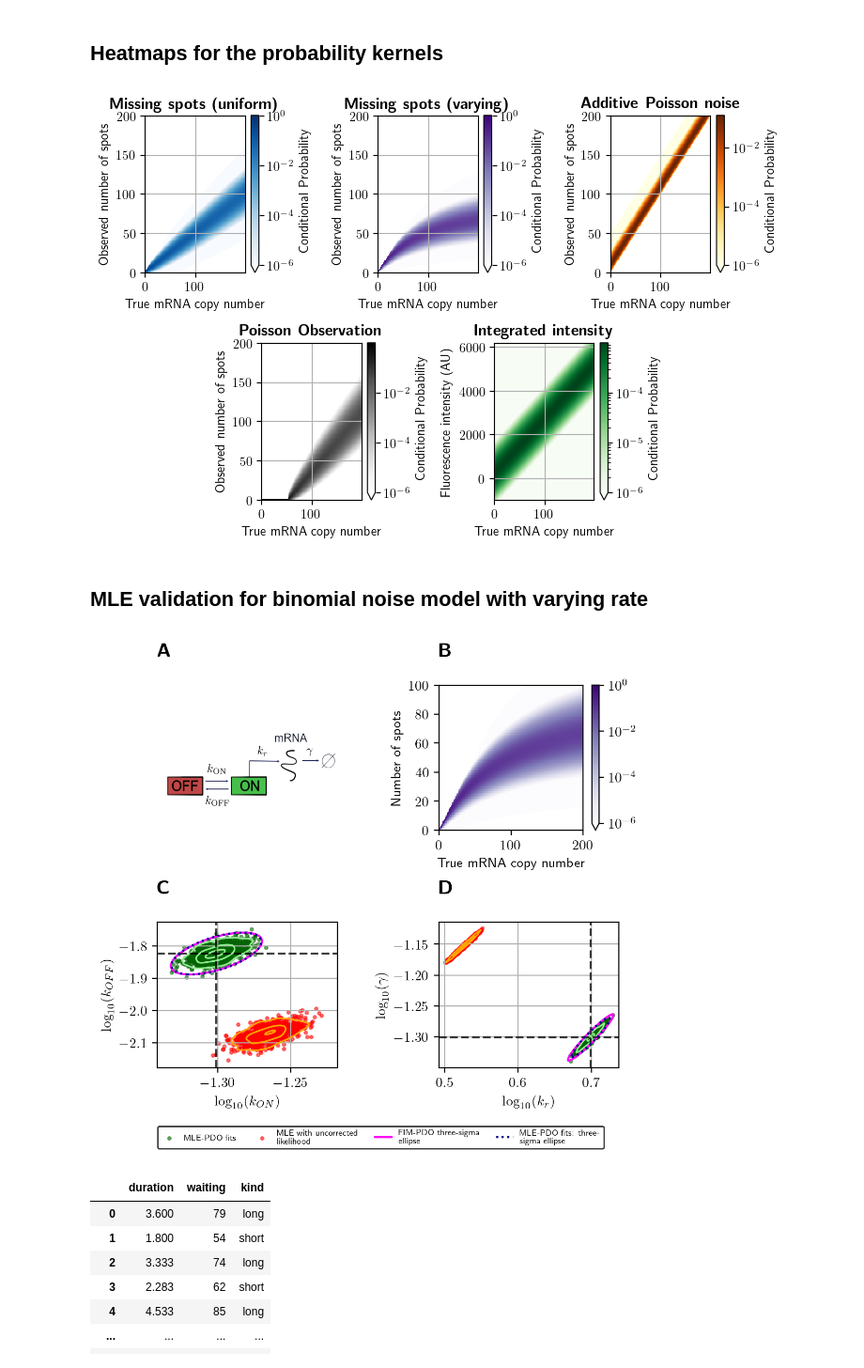
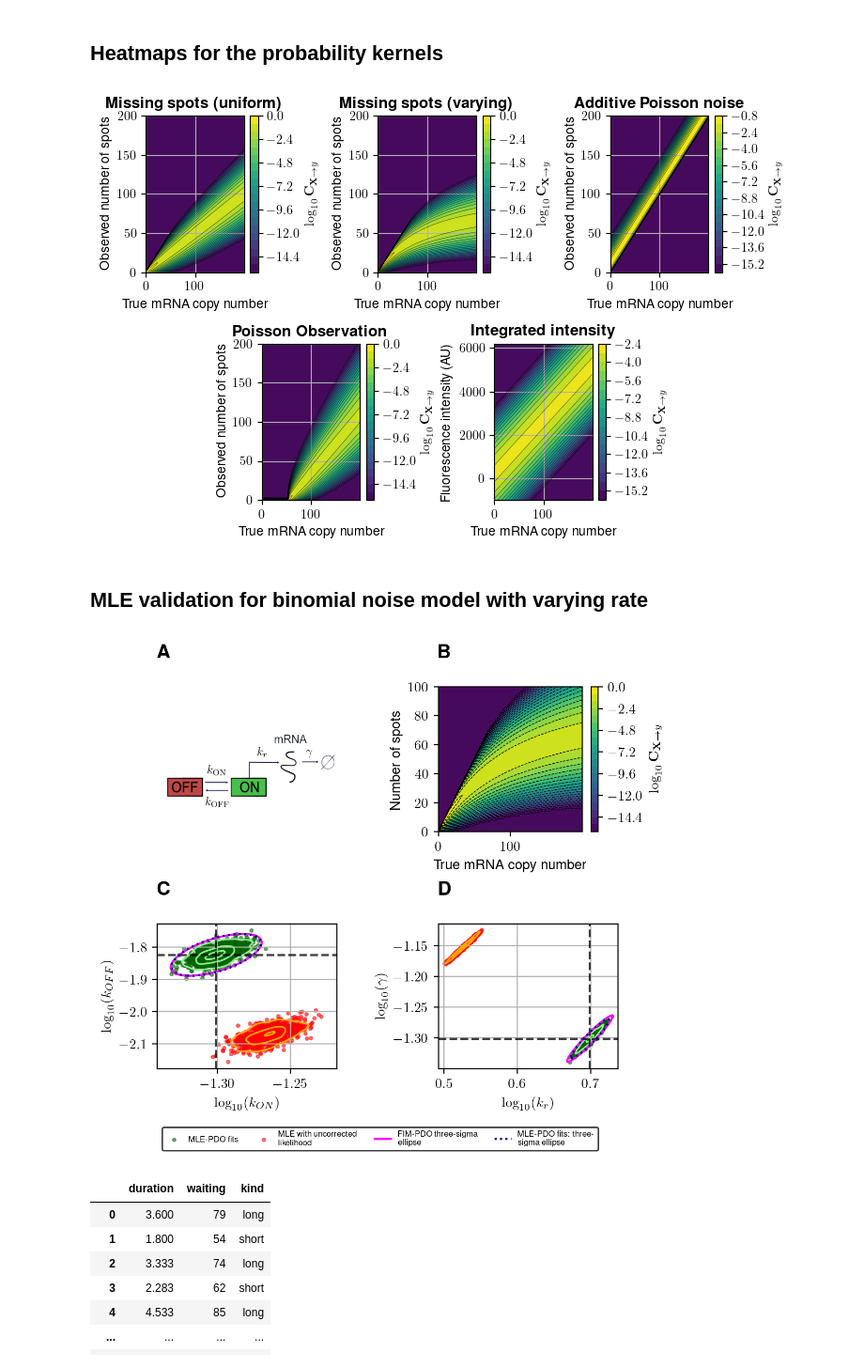
Before and after one commit to voduchuy/NoisyMeasurementFIM, a Jupyter notebook: bursting_gene/bursting_gene_plots.ipynb, the cells around one changed output. Shown at 94% size. Drawn from its saved outputs; the diff is of its cells as text; code cells hidden in the pictures.

Commit message:
Change plot settings.

```diff
--- a/bursting_gene/bursting_gene_plots.ipynb
+++ b/bursting_gene/bursting_gene_plots.ipynb
@@ -3,6 +3,7 @@ import sys
 sys.path.append("..")
 import numpy as np
 import numpy.linalg as LA
+import matplotlib
 import matplotlib.pyplot as plt
 from matplotlib.ticker import FormatStrFormatter
 from matplotlib import rc
@@ -11,6 +12,8 @@ import seaborn as sns
 from utils.my_plotting_lib import plotBarcodes, plotConfidenceEllipse, labelAxes
 from textwrap import fill
 rc('text', usetex=True)
+matplotlib.rcParams['font.sans-serif'] = "Helvetica"
+matplotlib.rcParams['font.family'] = "sans-serif"
 # %% [markdown]
 __Table of contents__
 1. [Distortion models based on basic statistical distributions](#statdist)
@@ -149,9 +152,11 @@ axs = list(fig.subplot_mosaic("""
 
 for i,s in enumerate(pdos.keys()):
     C = pdos[s][:, :200]
-    p = axs[i].pcolorfast(range(0,200), yranges[s], C, norm=Colors.LogNorm(vmin=1.0E-6),
-                         cmap=plt.cm.get_cmap(pdo_colors[i]))
-    fig.colorbar(p, ax=axs[i], orientation='vertical', extend='min', label=r"Conditional Probability")
+    p = axs[i].contourf(range(0, 200), yranges[s], np.log10(np.maximum(C, 1e-16)), levels=20)
+    axs[i].contour(range(0, 200), yranges[s], np.log10(np.maximum(C, 1e-16)), colors="k", levels=20, linestyles="solid", linewidths=0.25)
+    # p = axs[i].pcolorfast(range(0,200), yranges[s], C, norm=Colors.LogNorm(vmin=1.0E-6),
+    #                      cmap=plt.cm.get_cmap(pdo_colors[i]))
+    fig.colorbar(p, ax=axs[i], orientation='vertical', extend='min', label=r"$\log_{10}\mathbf{C}_{\mathbf{X}\rightarrow y}$")
 
 for j in range(0,4):
     axs[j].set_xlabel('True mRNA copy number')
@@ -168,9 +173,9 @@ models = ['Missing spots (uniform)',
 for j in range(len(models)):
     axs[j].set_title(rf'\textbf{{{models[j]}}}', ha='center')
     axs[j].grid()
-fig.savefig('figs/bursting_kernel_maps.png', bbox_inches='tight', dpi=200)
+fig.savefig('figs/bursting_kernel_maps.jpg', bbox_inches='tight', dpi=200)
 # %% [output]
-[figure, old version]
+[figure, new version]
 # %% [markdown]
 ## MLE validation for binomial noise model with varying rate
 # %%
@@ -196,9 +201,11 @@ axs[0].set_xticks([])
 axs[0].set_yticks([])
 
 C = pdos["binomial_state_dep"][:, :200]
-p = axs[1].pcolorfast(C, norm=Colors.LogNorm(vmin=1.0E-6),
-                         cmap=plt.cm.get_cmap(pdo_colors[1]))
-fig.colorbar(p, ax=axs[1], orientation='vertical', extend='min', label="")
+p = axs[1].contourf(np.log10(np.maximum(C, 1e-16)), levels=20)
+axs[1].contour(np.log10(np.maximum(C, 1e-16)), colors="k", levels=20, linewidths=0.5)
+# p = axs[1].pcolorfast(C, norm=Colors.LogNorm(vmin=1.0E-6),
+#                          cmap=matplotlib.colormaps.get_cmap(pdo_colors[1]))
+fig.colorbar(p, ax=axs[1], orientation='vertical', extend='min', label=r"$\log_{10}\mathbf{C}_{\mathbf{X}\rightarrow y}$")
 axs[1].set_xlabel('True mRNA copy number')
 axs[1].set_ylabel('Number of spots')
 axs[1].set_ylim([0, 100])
@@ -211,6 +218,7 @@ for i, pair in enumerate([[0, 1], [2, 3]]):
     axs[2+i].scatter(corrected_data_fits[:, pair[0]], corrected_data_fits[:, pair[1]], 5, color="darkgreen", label="MLE-PDO fits", alpha=0.5)
     axs[2+i].scatter(uncorrected_data_fits[:, pair[0]], uncorrected_data_fits[:, pair[1]], 5, color="red", label="MLE with uncorrected likelihood", alpha=0.5)
 
+    # Prepare dataframe for seaborn kde plot
     df_for_plot = pd.DataFrame(
         {
             "p0": np.concatenate((corrected_data_fits[:, pair[0]], uncorrected_data_fits[:, pair[0]])),
@@ -218,36 +226,42 @@ for i, pair in enumerate([[0, 1], [2, 3]]):
             "method": 1000*["MLE-PDO fits"] + 1000*["MLE with uncorrected likelihood"]
         }
     )
-    sns.kdeplot(data=df_for_plot, x="p0", y="p1", hue=df_for_plot["method"], common_norm=True, ax=axs[2+i], legend=False, levels=[0.1, 0.5, 0.9], linewidths=1.2, palette={"MLE-PDO fits": "lightgreen", "MLE with uncorrected likelihood": "orange"})
+
+    sns.kdeplot(data=df_for_plot,
+                x="p0",
+                y="p1",
+                hue=df_for_plot["method"],
+                common_norm=True, ax=axs[2+i], legend=False, levels=[0.1, 0.5, 0.9], linewidths=1.2,
+                palette={"MLE-PDO fits": "lightgreen", "MLE with uncorrected likelihood": "orange"})
 
     plotConfidenceEllipse(fim_multi_cells_times["binomial_state_dep"][30],
                   3,
                   axs[2+i],
                   [pair[0],pair[1]],
                   np.log10(theta),
                   "magenta", 'FIM-PDO three-sigma ellipse')
 
 
     plotConfidenceEllipse(np.linalg.inv(sample_cov_correct),
                   3,
                   axs[2+i],
                   [pair[0],pair[1]],
                   np.log10(theta),
                   "darkblue", 'MLE-PDO fits: three-sigma ellipse', ':')
 
 axs[2].set_xlabel('$\log_{10}({k_{ON}})$')
 axs[2].set_ylabel('$\log_{10}({k_{OFF}})$')
 axs[3].set_xlabel('$\log_{10}({k_{r}})$')
 axs[3].set_ylabel('$\log_{10}({\gamma})$')
 
 labelAxes(axs)
 
 h, l = axs[3].get_legend_handles_labels()
 l = [fill(label, 20) for label in l]
 fig.legend(h, l, bbox_to_anchor=(0, -1, 1, 1), loc="upper center", ncol=4, fontsize=6, edgecolor="black")
-fig.savefig("figs/bursting_mle.png", dpi=300, bbox_inches="tight")
+fig.savefig("figs/bursting_mle.jpg", dpi=300, bbox_inches="tight")
 # %% [output]
-[figure, old version]
+[figure, new version]
 # %%
 geyser = sns.load_dataset("geyser")
 # %%
```
Also changed, not shown: parts of 6 cells of this notebook, 3 other files.
